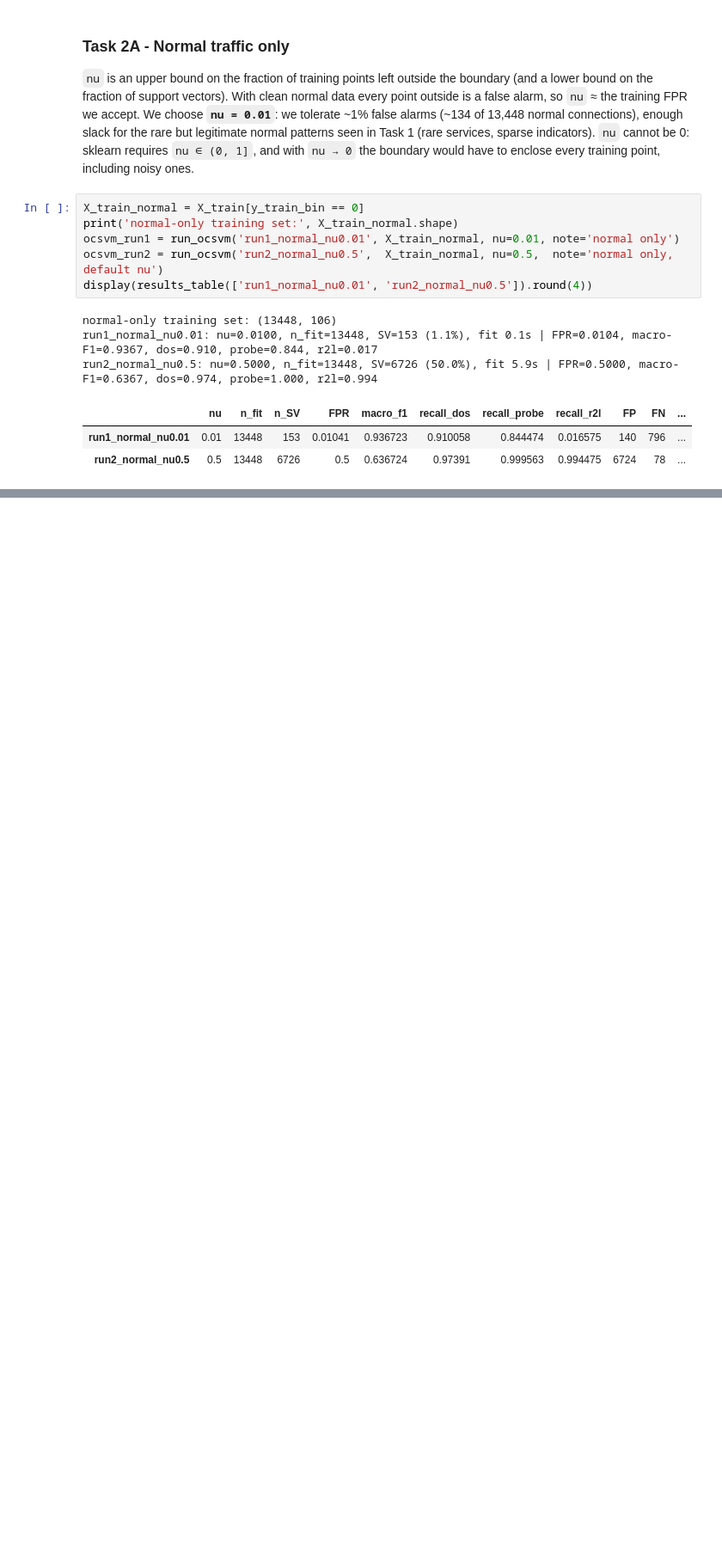
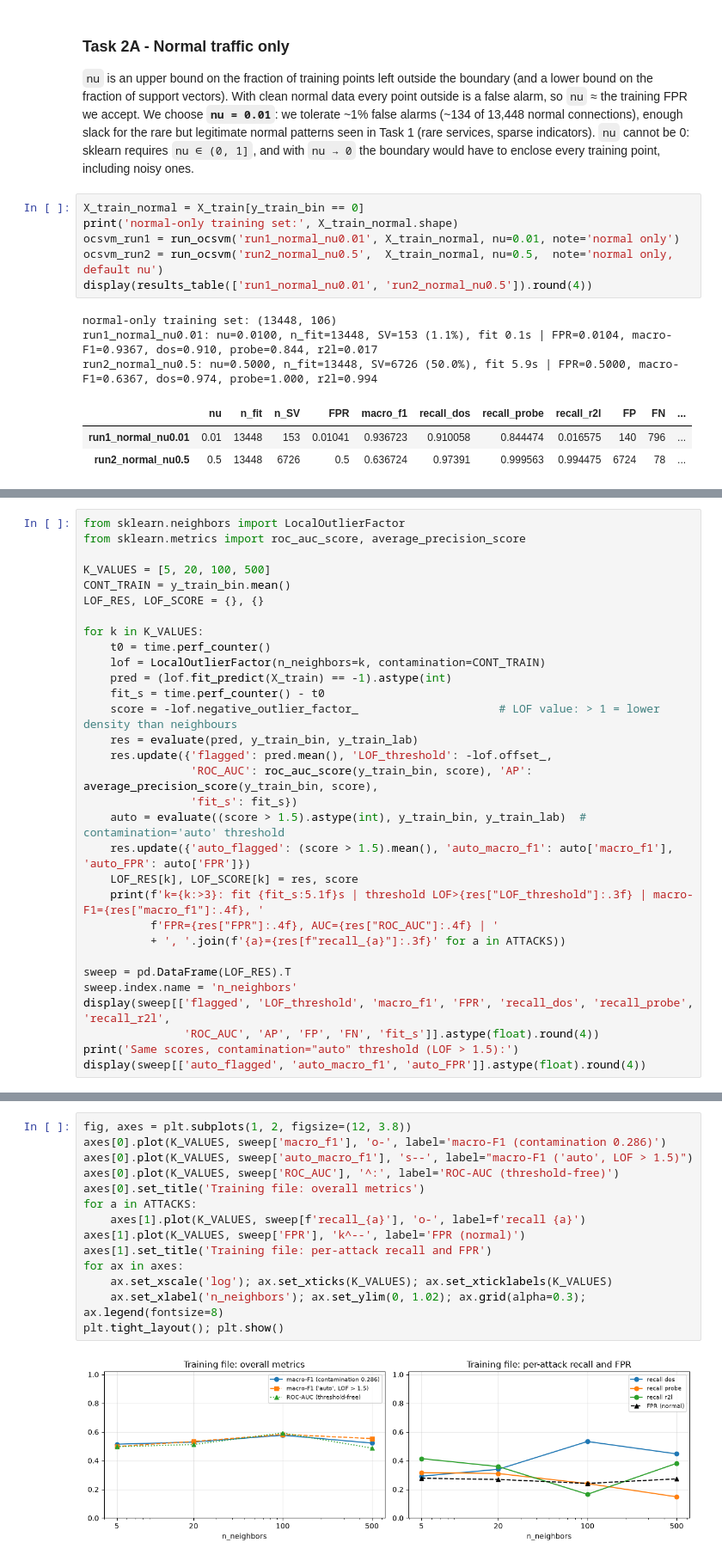
Before and after one commit to HaxelThePenguine/AI-Cybersecurity_labs2026, a Jupyter notebook: Lab_03/lab3.ipynb, the cells around one changed output, grey strips where cells are left out. Shown at 86% size. Saved outputs shown, nothing was run; the diff lists cells and outputs as text; blank space fills up the shorter version.

```diff
--- a/Lab_03/lab3.ipynb
+++ b/Lab_03/lab3.ipynb
@@ -346,0 +357,31 @@ run2_normal_nu0.5: nu=0.5000, n_fit=13448, SV=6726 (50.0%), fit 5.9s | FPR=0.500
+# %%
+from sklearn.neighbors import LocalOutlierFactor
+from sklearn.metrics import roc_auc_score, average_precision_score
+
+K_VALUES = [5, 20, 100, 500]
+CONT_TRAIN = y_train_bin.mean()
+LOF_RES, LOF_SCORE = {}, {}
+
+for k in K_VALUES:
+    t0 = time.perf_counter()
+    lof = LocalOutlierFactor(n_neighbors=k, contamination=CONT_TRAIN)
+    pred = (lof.fit_predict(X_train) == -1).astype(int)
+    fit_s = time.perf_counter() - t0
+    score = -lof.negative_outlier_factor_                     # LOF value: > 1 = lower density than neighbours
+    res = evaluate(pred, y_train_bin, y_train_lab)
+    res.update({'flagged': pred.mean(), 'LOF_threshold': -lof.offset_,
+                'ROC_AUC': roc_auc_score(y_train_bin, score), 'AP': average_precision_score(y_train_bin, score),
+                'fit_s': fit_s})
+    auto = evaluate((score > 1.5).astype(int), y_train_bin, y_train_lab)  # contamination='auto' threshold
+    res.update({'auto_flagged': (score > 1.5).mean(), 'auto_macro_f1': auto['macro_f1'], 'auto_FPR': auto['FPR']})
+    LOF_RES[k], LOF_SCORE[k] = res, score
+    print(f'k={k:>3}: fit {fit_s:5.1f}s | threshold LOF>{res["LOF_threshold"]:.3f} | macro-F1={res["macro_f1"]:.4f}, '
+          f'FPR={res["FPR"]:.4f}, AUC={res["ROC_AUC"]:.4f} | '
+          + ', '.join(f'{a}={res[f"recall_{a}"]:.3f}' for a in ATTACKS))
+
+sweep = pd.DataFrame(LOF_RES).T
+sweep.index.name = 'n_neighbors'
+display(sweep[['flagged', 'LOF_threshold', 'macro_f1', 'FPR', 'recall_dos', 'recall_probe', 'recall_r2l',
+               'ROC_AUC', 'AP', 'FP', 'FN', 'fit_s']].astype(float).round(4))
+print('Same scores, contamination="auto" threshold (LOF > 1.5):')
+display(sweep[['auto_flagged', 'auto_macro_f1', 'auto_FPR']].astype(float).round(4))
@@ -346,0 +406,16 @@ run2_normal_nu0.5: nu=0.5000, n_fit=13448, SV=6726 (50.0%), fit 5.9s | FPR=0.500
+# %%
+fig, axes = plt.subplots(1, 2, figsize=(12, 3.8))
+axes[0].plot(K_VALUES, sweep['macro_f1'], 'o-', label='macro-F1 (contamination 0.286)')
+axes[0].plot(K_VALUES, sweep['auto_macro_f1'], 's--', label="macro-F1 ('auto', LOF > 1.5)")
+axes[0].plot(K_VALUES, sweep['ROC_AUC'], '^:', label='ROC-AUC (threshold-free)')
+axes[0].set_title('Training file: overall metrics')
+for a in ATTACKS:
+    axes[1].plot(K_VALUES, sweep[f'recall_{a}'], 'o-', label=f'recall {a}')
+axes[1].plot(K_VALUES, sweep['FPR'], 'k^--', label='FPR (normal)')
+axes[1].set_title('Training file: per-attack recall and FPR')
+for ax in axes:
+    ax.set_xscale('log'); ax.set_xticks(K_VALUES); ax.set_xticklabels(K_VALUES)
+    ax.set_xlabel('n_neighbors'); ax.set_ylim(0, 1.02); ax.grid(alpha=0.3); ax.legend(fontsize=8)
+plt.tight_layout(); plt.show()
+# %% [output]
+[figure, added]
```
Also changed, not shown: parts of 10 cells of this notebook, 2 other files.
